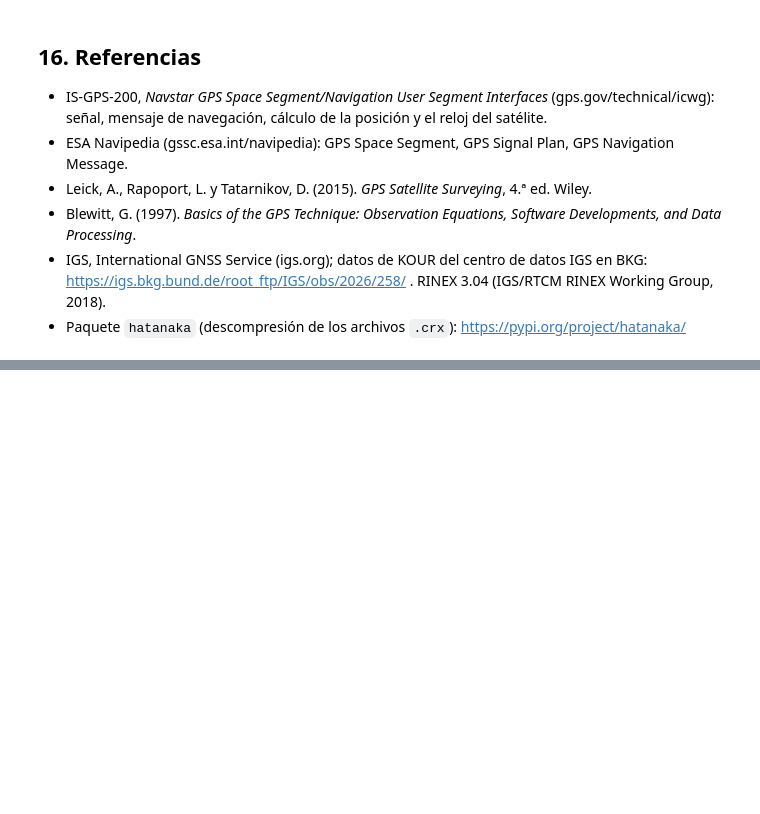
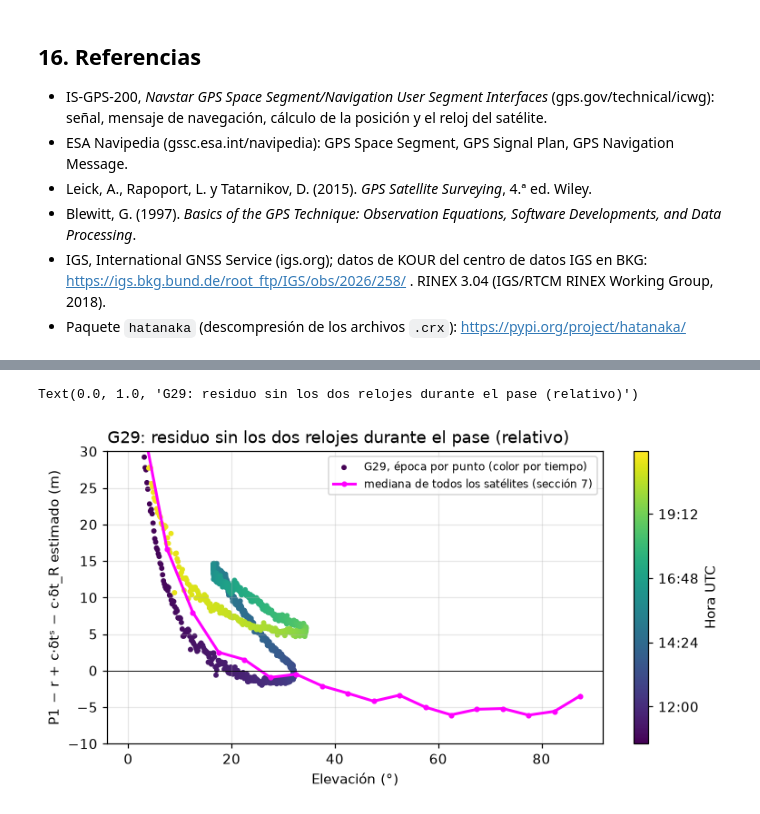
Before and after one commit to S4GC/Geopositioning-and-Navigation, a Jupyter notebook: GNSS/gnss_pseudodistancia_final.ipynb, the cells around one changed output, grey strips where cells are left out. Saved outputs shown, nothing was run; the diff lists cells and outputs as text; code cells hidden in the pictures; blank space fills up the shorter version.

```diff
--- a/GNSS/gnss_pseudodistancia_final.ipynb
+++ b/GNSS/gnss_pseudodistancia_final.ipynb
@@ -926,0 +1708,52 @@ Lo conocido: $P_i$ (medido), $x^s_i, y^s_i, z^s_i, \delta t^s_i$ (del mensaje),
+# %%
+pase = pase.copy()
+pase["r"] = np.sqrt(
+    (rx[0] - pase["xs"]) ** 2
+    + (rx[1] - pase["ys"]) ** 2
+    + (rx[2] - pase["zs"]) ** 2
+)
+pase["resid"] = (
+    pase.P1 - pase.r + C * pase.dts - reloj_usado.reindex(pase.index).values
+)  # medida − geométrica + c·δtˢ − c·δt_R (sección 7)
+
+fig, ax = plt.subplots(figsize=(8, 3.8))
+
+# Convertir el índice temporal a números de Matplotlib para el colormap
+time_nums = mdates.date2num(pase.index)
+
+# Gráfico de dispersión unificado con cmap basado en el tiempo
+sc = ax.scatter(
+    pase.el,
+    pase.resid,
+    s=8,
+    c=time_nums,
+    cmap="viridis",
+    label=f"{SAT}, época por punto (color por tiempo)",
+)
+
+# Añadir la barra de color (colorbar) y aplicar el formato de hora en su eje
+cbar = fig.colorbar(sc, ax=ax)
+cbar.ax.yaxis.set_major_formatter(mdates.DateFormatter("%H:%M"))
+cbar.set_label("Hora UTC")
+
+ax.plot(
+    [t.mid for t in por_tramo.index],
+    por_tramo.values,
+    color="magenta",
+    lw=2,
+    marker="o",
+    ms=3,
+    label="mediana de todos los satélites (sección 7)",
+)
+ax.axhline(0, color="k", lw=0.6)
+ax.set_xlabel("Elevación (°)")
+ax.set_ylabel("P1 − r + c·δtˢ − c·δt_R estimado (m)")
+ax.set_ylim(-10, 30)
+ax.legend(loc="upper right", fontsize=8)
+ax.grid(alpha=0.3)
+ax.set_title(
+    f"{SAT}: residuo sin los dos relojes durante el pase (relativo)", loc="left"
+)
+# %% [output]
+Text(0.0, 1.0, 'G29: residuo sin los dos relojes durante el pase (relativo)')
+[figure, added]
```
Also changed, not shown: parts of 46 cells of this notebook.
